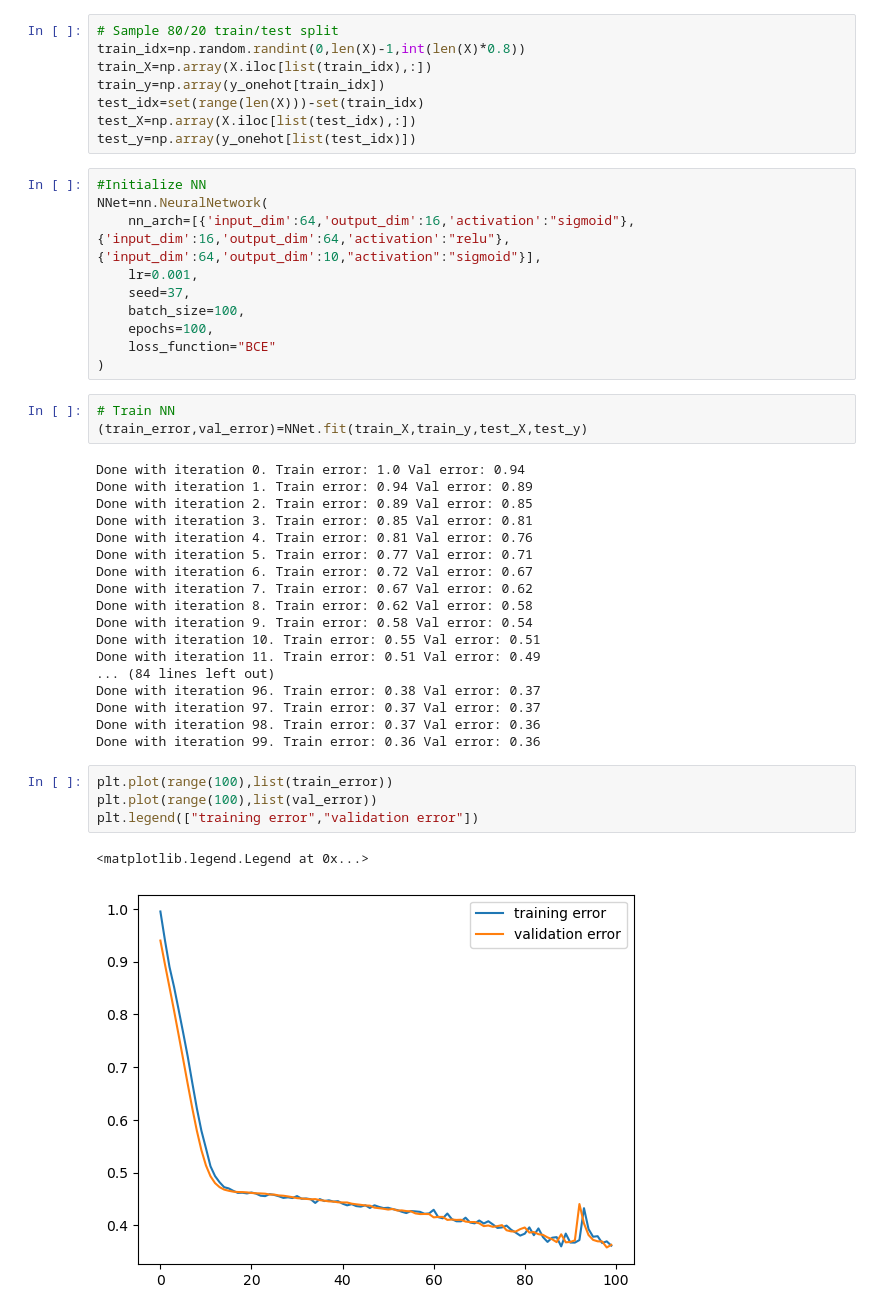
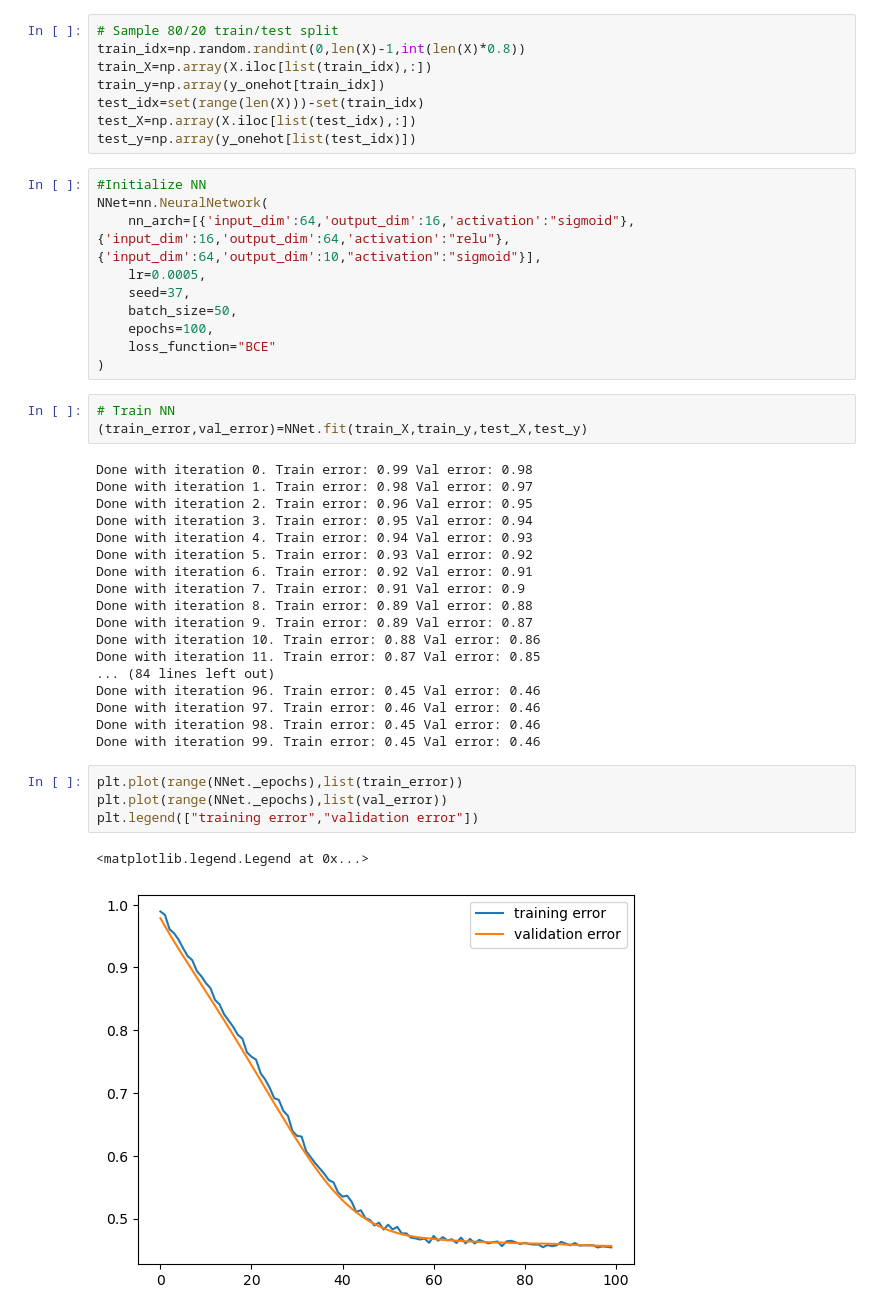
Before and after one commit to MapleChen314/final-nn, a Jupyter notebook: digits.ipynb, the cells around one changed output. Saved outputs shown, nothing was run; the diff lists cells and outputs as text.

```diff
--- a/digits.ipynb
+++ b/digits.ipynb
@@ -26,9 +26,9 @@ test_y=np.array(y_onehot[list(test_idx)])
 #Initialize NN
 NNet=nn.NeuralNetwork(
     nn_arch=[{'input_dim':64,'output_dim':16,'activation':"sigmoid"},{'input_dim':16,'output_dim':64,'activation':"relu"},{'input_dim':64,'output_dim':10,"activation":"sigmoid"}],
-    lr=0.001,
+    lr=0.0005,
     seed=37,
-    batch_size=100,
+    batch_size=50,
     epochs=100,
     loss_function="BCE"
 )
@@ -36,27 +36,27 @@ NNet=nn.NeuralNetwork(
 # Train NN
 (train_error,val_error)=NNet.fit(train_X,train_y,test_X,test_y)
 # %% [output]
-Done with iteration 0. Train error: 1.0 Val error: 0.94
-Done with iteration 1. Train error: 0.94 Val error: 0.89
-Done with iteration 2. Train error: 0.89 Val error: 0.85
-Done with iteration 3. Train error: 0.85 Val error: 0.81
-Done with iteration 4. Train error: 0.81 Val error: 0.76
-Done with iteration 5. Train error: 0.77 Val error: 0.71
-Done with iteration 6. Train error: 0.72 Val error: 0.67
-Done with iteration 7. Train error: 0.67 Val error: 0.62
-Done with iteration 8. Train error: 0.62 Val error: 0.58
-Done with iteration 9. Train error: 0.58 Val error: 0.54
-Done with iteration 10. Train error: 0.55 Val error: 0.51
-Done with iteration 11. Train error: 0.51 Val error: 0.49
+Done with iteration 0. Train error: 0.99 Val error: 0.98
+Done with iteration 1. Train error: 0.98 Val error: 0.97
+Done with iteration 2. Train error: 0.96 Val error: 0.95
+Done with iteration 3. Train error: 0.95 Val error: 0.94
+Done with iteration 4. Train error: 0.94 Val error: 0.93
+Done with iteration 5. Train error: 0.93 Val error: 0.92
+Done with iteration 6. Train error: 0.92 Val error: 0.91
+Done with iteration 7. Train error: 0.91 Val error: 0.9
+Done with iteration 8. Train error: 0.89 Val error: 0.88
+Done with iteration 9. Train error: 0.89 Val error: 0.87
+Done with iteration 10. Train error: 0.88 Val error: 0.86
+Done with iteration 11. Train error: 0.87 Val error: 0.85
 ... (84 lines left out)
-Done with iteration 96. Train error: 0.38 Val error: 0.37
-Done with iteration 97. Train error: 0.37 Val error: 0.37
-Done with iteration 98. Train error: 0.37 Val error: 0.36
-Done with iteration 99. Train error: 0.36 Val error: 0.36
+Done with iteration 96. Train error: 0.45 Val error: 0.46
+Done with iteration 97. Train error: 0.46 Val error: 0.46
+Done with iteration 98. Train error: 0.45 Val error: 0.46
+Done with iteration 99. Train error: 0.45 Val error: 0.46
 # %%
-plt.plot(range(100),list(train_error))
-plt.plot(range(100),list(val_error))
+plt.plot(range(NNet._epochs),list(train_error))
+plt.plot(range(NNet._epochs),list(val_error))
 plt.legend(["training error","validation error"])
 # %% [output]
 <matplotlib.legend.Legend at 0x...>
-[figure, old version]
+[figure, new version]
```
Also changed, not shown: parts of 1 cell of this notebook, 4 other files.
